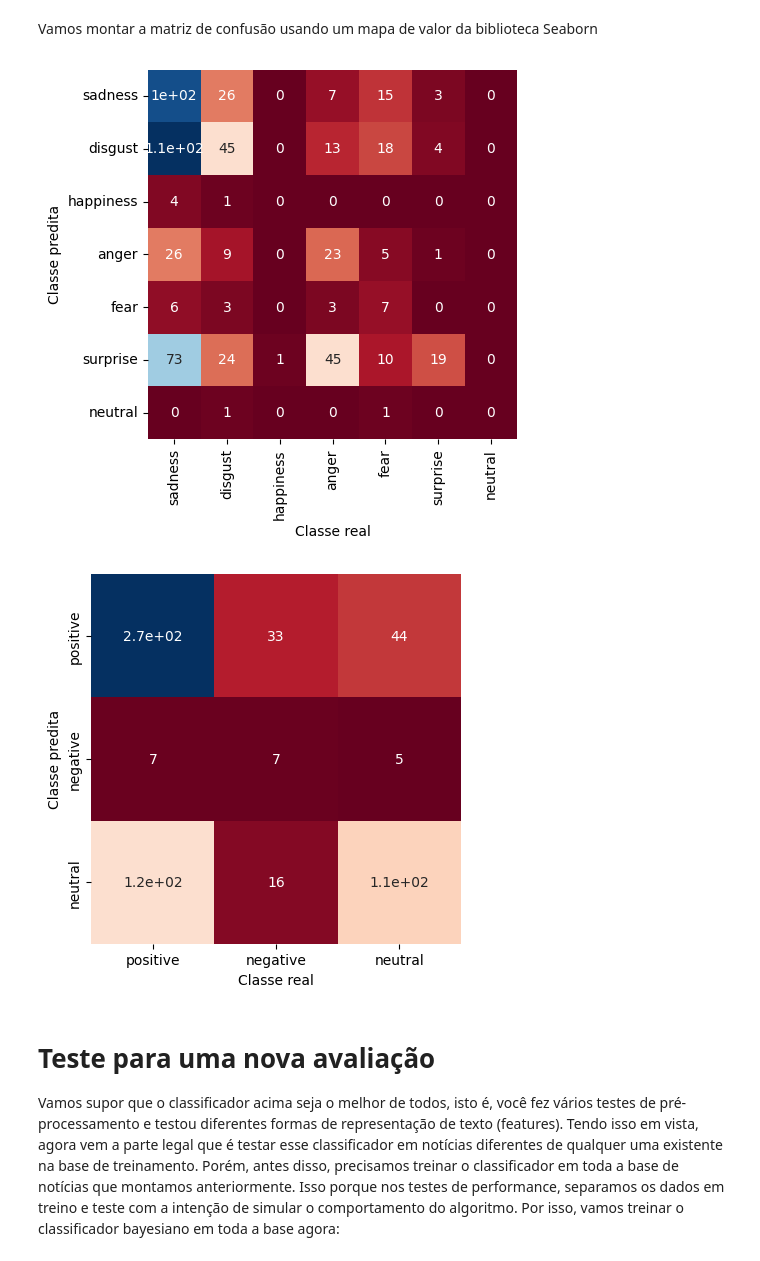
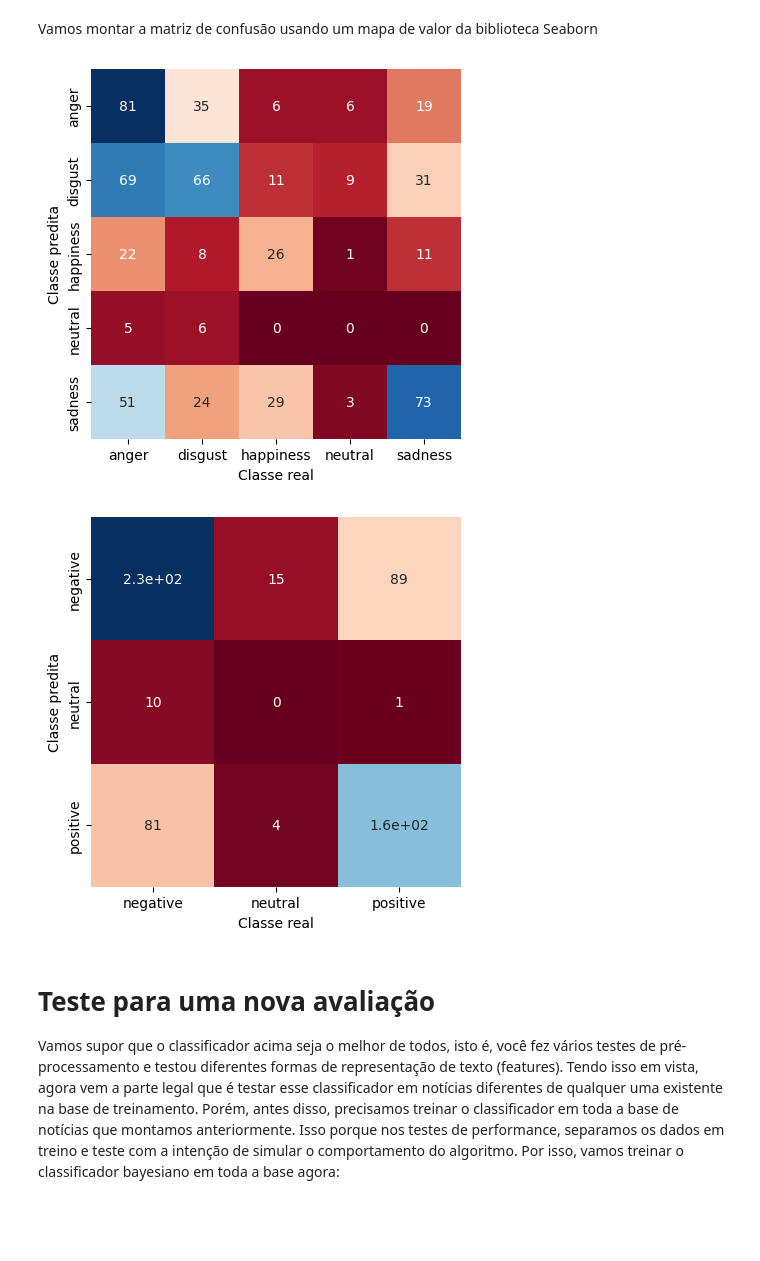
Before and after one commit to arthurbalejo/Classificacao_textos, a Jupyter notebook: knn_bow.ipynb, the cells around one changed output. Cells and saved outputs as stored; diff of their text form; code cells hidden in the pictures; blank space fills up the shorter version.

```diff
--- a/knn_bow.ipynb
+++ b/knn_bow.ipynb
@@ -85,6 +4,10 @@ dados_reviews.loc[0,'content']
 instanciando metodos que fara a representacao do texto usando o modelo bag of word
 # %%
 from sklearn.feature_extraction.text import CountVectorizer
+import pandas as pd
+dados_reviews = pd.read_csv('dados_reviews_tratados.csv', sep = ',')
+dados_reviews['content'] = dados_reviews['content'].fillna('')
+dados_reviews = dados_reviews[~dados_reviews['sentiment'].isin(['surprise', 'fear'])]
 vectorizer = CountVectorizer()
 # %%
 BoW_matriz = vectorizer.fit_transform(dados_reviews['content'])
@@ -183,33 +99,37 @@ Vamos montar a matriz de confusão usando um mapa de valor da biblioteca Seaborn
 # %%
 from sklearn.metrics import confusion_matrix
 import matplotlib.pyplot as plt
 import seaborn as sns
 
+labels = sorted(categorias.unique())
+
 cm = confusion_matrix(y_test, predicoes)
 sns.heatmap(cm, square=True, annot=True, cmap='RdBu', cbar=False,
-            xticklabels=categorias.unique(),
-            yticklabels=categorias.unique())
+            xticklabels=labels,
+            yticklabels=labels)
 
 plt.xlabel("Classe real")
 plt.ylabel("Classe predita")
 plt.show()
 # %% [output]
-[figure, old version]
+[figure, new version]
 # %%
-from sklearn.metrics import confusion_matrix
-import matplotlib.pyplot as plt
-import seaborn as sns
+# Calcular a matriz de confusão
+cm = confusion_matrix(y_testp, predicoesp)
 
-cm = confusion_matrix(y_testp, predicoesp)
+# Obter os rótulos das classes em ordem
+labelsp = sorted(categorias_polaridade.unique())
+
+# Criar o heatmap da matriz de confusão
 sns.heatmap(cm, square=True, annot=True, cmap='RdBu', cbar=False,
-            xticklabels=categorias_polaridade.unique(),
-            yticklabels=categorias_polaridade.unique())
+            xticklabels=labelsp,
+            yticklabels=labelsp)
 
 plt.xlabel("Classe real")
 plt.ylabel("Classe predita")
 plt.show()
 # %% [output]
-[figure, old version]
+[figure, new version]
 # %% [markdown]
 # Teste para uma nova avaliação
 Vamos supor que o classificador acima seja o melhor de todos, isto é, você fez vários testes de pré-processamento e testou diferentes formas de representação de texto (features). Tendo isso em vista, agora vem a parte legal que é testar esse classificador em notícias diferentes de qualquer uma existente na base de treinamento. Porém, antes disso, precisamos treinar o classificador em toda a base de notícias que montamos anteriormente. Isso porque nos testes de performance, separamos os dados em treino e teste com a intenção de simular o comportamento do algoritmo. Por isso, vamos treinar o classificador bayesiano em toda a base agora:
```
Also changed, not shown: parts of 21 cells of this notebook, 9 other files.
